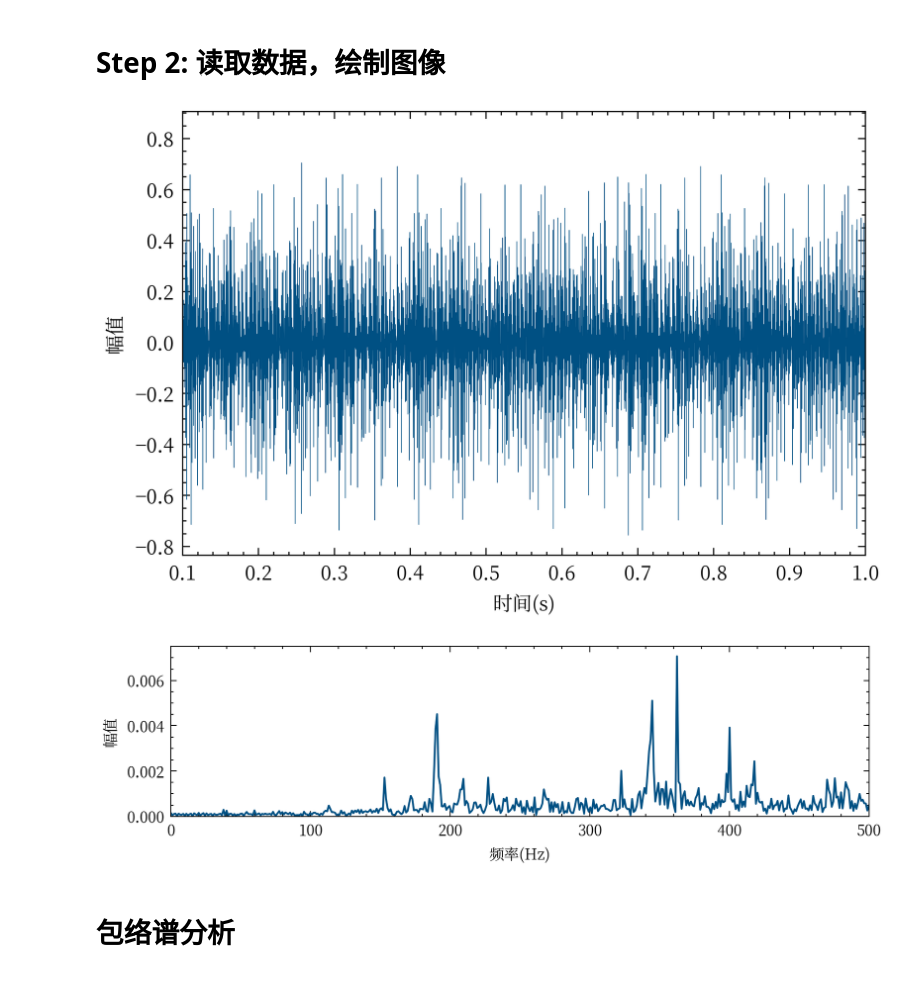
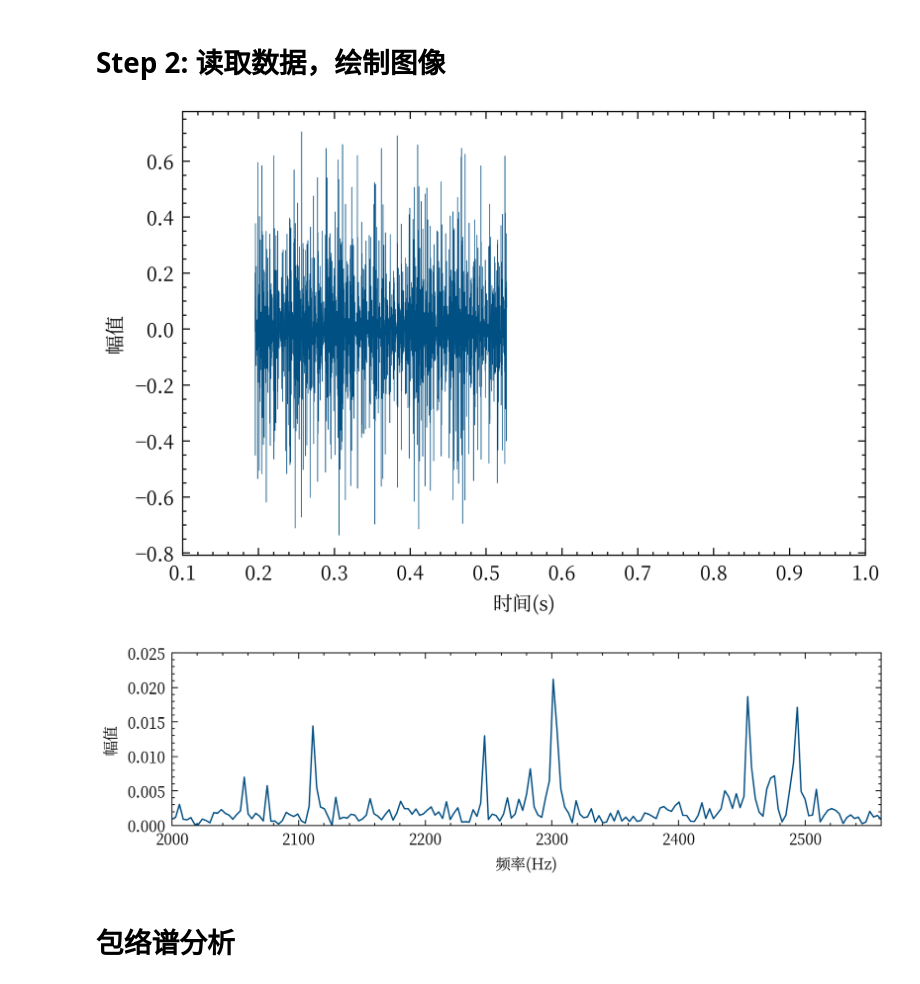
Before and after one commit to bakulaibuji/AdaClust_CompoundFaults, a Jupyter notebook: plot/simulation_analysis.ipynb, the cells around one changed output. Cells and saved outputs as stored; diff of their text form; code cells hidden in the pictures.

```diff
--- a/plot/simulation_analysis.ipynb
+++ b/plot/simulation_analysis.ipynb
@@ -78,31 +90,35 @@ data = pd.read_excel(file, sheet_name=None)
 sheetName = 'normal_vibration'
 sampling_frequency = 5120
 signals = data[sheetName]
-time = signals['Unnamed: 0'][500:]
-sig = signals['x'][500:]
+time = signals['Unnamed: 0'][1000:2700]
+sig = signals['x'][1000:2700]
+# sig = wavelet_denoising(sig)
+
+# coeffs = pywt.wavedec(sig, 'db1', level=2)
+# coeffs[-1] = pywt.threshold(coeffs[-1], np.std(coeffs[-1]))
+# coeffs[-2] = pywt.threshold(coeffs[-2], np.std(coeffs[-2]))
+# sig = pywt.waverec(coeffs, 'db1')
 
 fig, ax = plt.subplots(1, 1, figsize=(6 / 1.2, 4 / 1.2), dpi=600)
-ax.plot(time, sig, color=(0, 80 / 255, 131 / 255), linewidth=0.25)
+ax.plot(time, sig[0:len(time)], color=(0, 80 / 255, 131 / 255), linewidth=0.25)
 ax.set_xlabel('时间(s)')
 ax.set_ylabel('幅值')
 ax.set_xlim(0.1, 1)
-plt.savefig('figs/simulation_time_domain_normal.png', dpi=300, bbox_inches='tight',
-            pad_inches=0, transparent=True)
+# plt.savefig('figs/simulation_time_domain_normal.png', dpi=300, bbox_inches='tight', pad_inches=0, transparent=True)
 plt.show()
 # %% [output]
-[figure, old version]
+[figure, new version]
 # %%
 fig, ax = plt.subplots(1, 1, figsize=(8 / 1.2, 2 / 1.2), dpi=300)
 fre, amp = FFT.fft(sig, sampling_frequency)
-ax.plot(fre, amp, color=(0, 80 / 255, 131 / 255), linewidth=1)
+ax.plot(fre, amp, color=(0, 80 / 255, 131 / 255), linewidth=0.75)
 ax.set_xlabel('频率(Hz)')
 ax.set_ylabel('幅值')
-ax.set_xlim(0, 500)
-ax.set_ylim(0, 0.0075)
-plt.savefig('figs/simulation_frequency_domain_normal_500.png', dpi=300, bbox_inches='tight',
-            transparent=True)
+ax.set_xlim(2000, sampling_frequency // 2)
+ax.set_ylim(0, 0.025)
+plt.savefig('figs/simulation_frequency_domain_normal_2560.png', dpi=300, bbox_inches='tight', transparent=True)
 # %% [output]
-[figure, old version]
+[figure, new version]
 # %% [markdown]
 # 包络谱分析
 # %%
```
Also changed, not shown: parts of 3 cells of this notebook, 6 other files.
